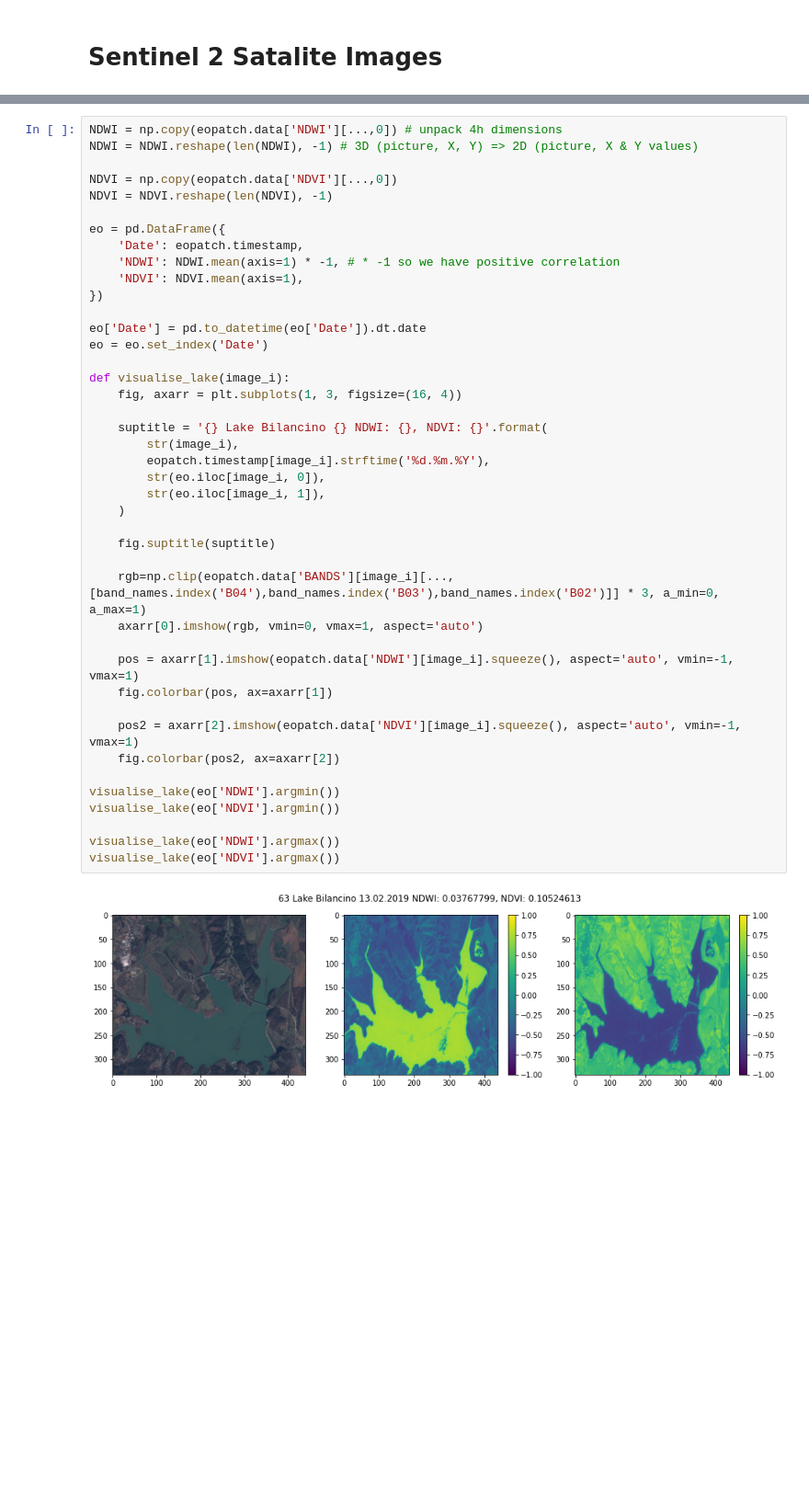
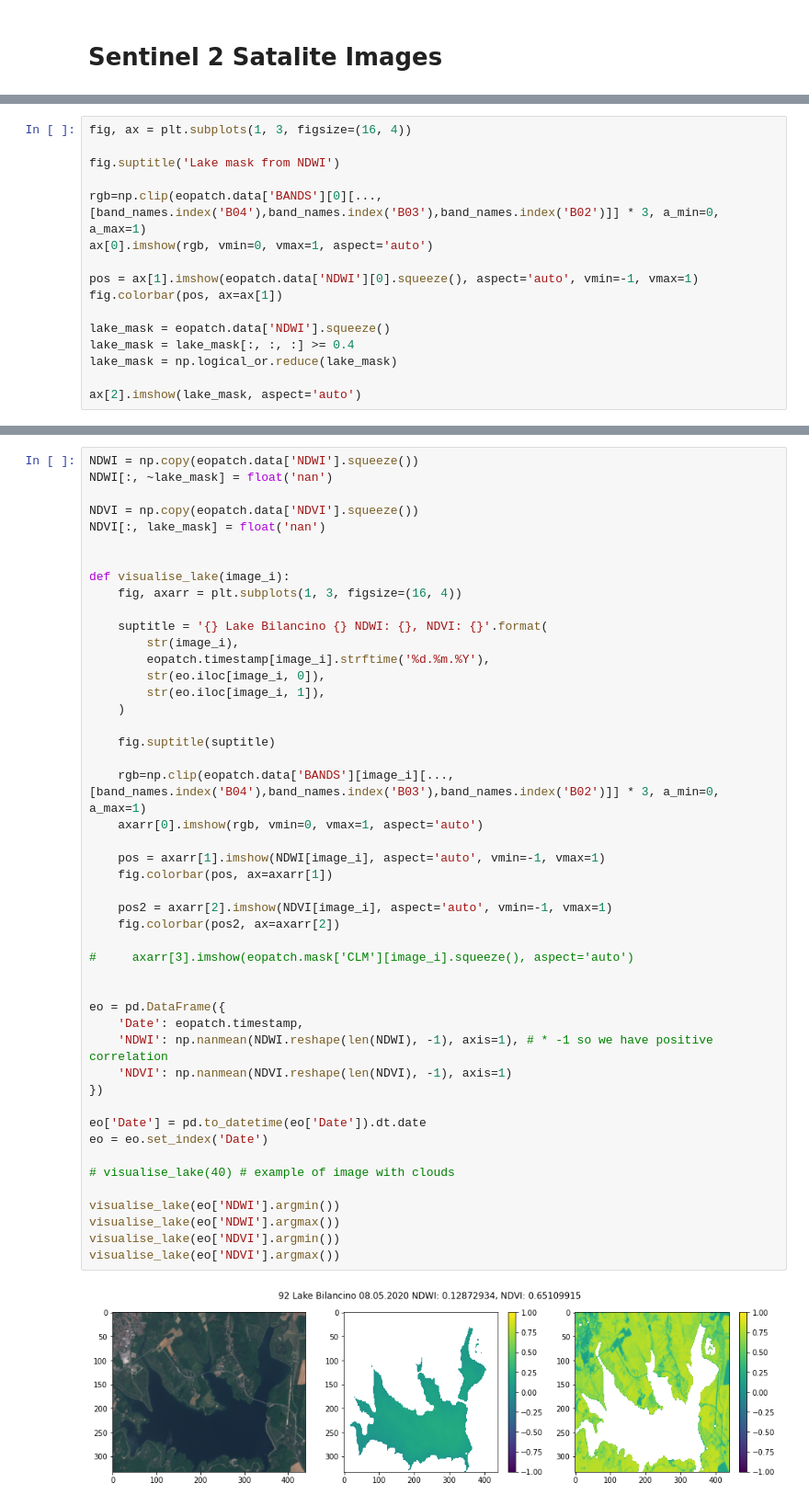
Before and after one commit to KlemenKozelj/master_thesis, a Jupyter notebook: 02_Lake_Bilancino.ipynb, the cells around one changed output, grey strips where cells are left out. Shown at 92% size. Saved outputs shown, nothing was run; the diff lists cells and outputs as text; blank space fills up the shorter version.

Commit message:
Added lake mask

```diff
--- a/02_Lake_Bilancino.ipynb
+++ b/02_Lake_Bilancino.ipynb
@@ -327,0 +311,16 @@ def cut_frames(fx=0, tx=100, fy=0, ty=100):
+# %%
+fig, ax = plt.subplots(1, 3, figsize=(16, 4))
+
+fig.suptitle('Lake mask from NDWI')
+
+rgb=np.clip(eopatch.data['BANDS'][0][..., [band_names.index('B04'),band_names.index('B03'),band_names.index('B02')]] * 3, a_min=0, a_max=1)
+ax[0].imshow(rgb, vmin=0, vmax=1, aspect='auto')
+
+pos = ax[1].imshow(eopatch.data['NDWI'][0].squeeze(), aspect='auto', vmin=-1, vmax=1)
+fig.colorbar(pos, ax=ax[1])
+
+lake_mask = eopatch.data['NDWI'].squeeze()
+lake_mask = lake_mask[:, :, :] >= 0.4
+lake_mask = np.logical_or.reduce(lake_mask)
+
+ax[2].imshow(lake_mask, aspect='auto')
@@ -328,44 +330,49 @@ def cut_frames(fx=0, tx=100, fy=0, ty=100):
 # %%
-NDWI = np.copy(eopatch.data['NDWI'][...,0]) # unpack 4h dimensions
-NDWI = NDWI.reshape(len(NDWI), -1) # 3D (picture, X, Y) => 2D (picture, X & Y values)
+NDWI = np.copy(eopatch.data['NDWI'].squeeze())
+NDWI[:, ~lake_mask] = float('nan')
 
-NDVI = np.copy(eopatch.data['NDVI'][...,0])
-NDVI = NDVI.reshape(len(NDVI), -1)
+NDVI = np.copy(eopatch.data['NDVI'].squeeze())
+NDVI[:, lake_mask] = float('nan')
 
-eo = pd.DataFrame({
-    'Date': eopatch.timestamp,
-    'NDWI': NDWI.mean(axis=1) * -1, # * -1 so we have positive correlation
-    'NDVI': NDVI.mean(axis=1),
-})
-
-eo['Date'] = pd.to_datetime(eo['Date']).dt.date
-eo = eo.set_index('Date')
 
 def visualise_lake(image_i):
     fig, axarr = plt.subplots(1, 3, figsize=(16, 4))
 
     suptitle = '{} Lake Bilancino {} NDWI: {}, NDVI: {}'.format(
         str(image_i),
         eopatch.timestamp[image_i].strftime('%d.%m.%Y'),
         str(eo.iloc[image_i, 0]),
         str(eo.iloc[image_i, 1]),
     )
 
     fig.suptitle(suptitle)
 
     rgb=np.clip(eopatch.data['BANDS'][image_i][..., [band_names.index('B04'),band_names.index('B03'),band_names.index('B02')]] * 3, a_min=0, a_max=1)
     axarr[0].imshow(rgb, vmin=0, vmax=1, aspect='auto')
 
-    pos = axarr[1].imshow(eopatch.data['NDWI'][image_i].squeeze(), aspect='auto', vmin=-1, vmax=1)
+    pos = axarr[1].imshow(NDWI[image_i], aspect='auto', vmin=-1, vmax=1)
     fig.colorbar(pos, ax=axarr[1])
 
-    pos2 = axarr[2].imshow(eopatch.data['NDVI'][image_i].squeeze(), aspect='auto', vmin=-1, vmax=1)
+    pos2 = axarr[2].imshow(NDVI[image_i], aspect='auto', vmin=-1, vmax=1)
     fig.colorbar(pos2, ax=axarr[2])
 
+#     axarr[3].imshow(eopatch.mask['CLM'][image_i].squeeze(), aspect='auto')
+
+
+eo = pd.DataFrame({
+    'Date': eopatch.timestamp,
+    'NDWI': np.nanmean(NDWI.reshape(len(NDWI), -1), axis=1), # * -1 so we have positive correlation
+    'NDVI': np.nanmean(NDVI.reshape(len(NDVI), -1), axis=1)
+})
+
+eo['Date'] = pd.to_datetime(eo['Date']).dt.date
+eo = eo.set_index('Date')
+
+# visualise_lake(40) # example of image with clouds
+
 visualise_lake(eo['NDWI'].argmin())
+visualise_lake(eo['NDWI'].argmax())
 visualise_lake(eo['NDVI'].argmin())
-
-visualise_lake(eo['NDWI'].argmax())
 visualise_lake(eo['NDVI'].argmax())
 # %% [output]
-[figure, old version]
+[figure, new version]
```
Also changed, not shown: parts of 8 cells of this notebook.
